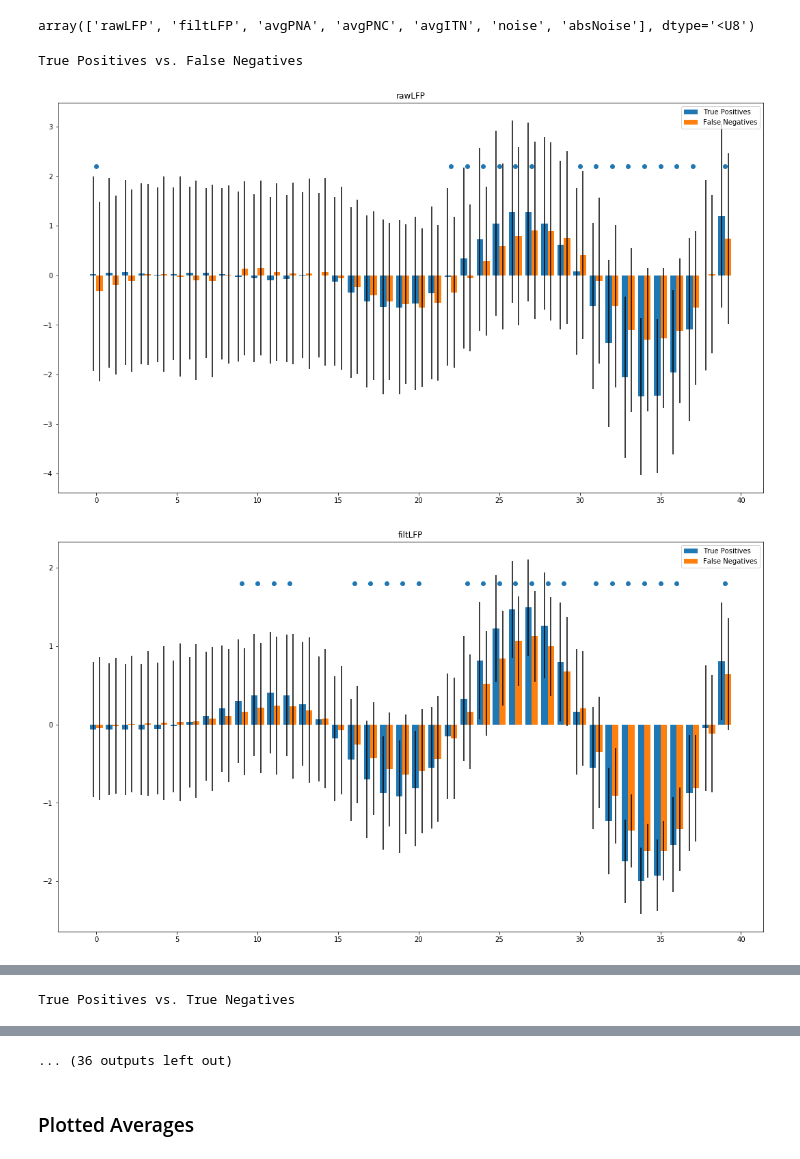
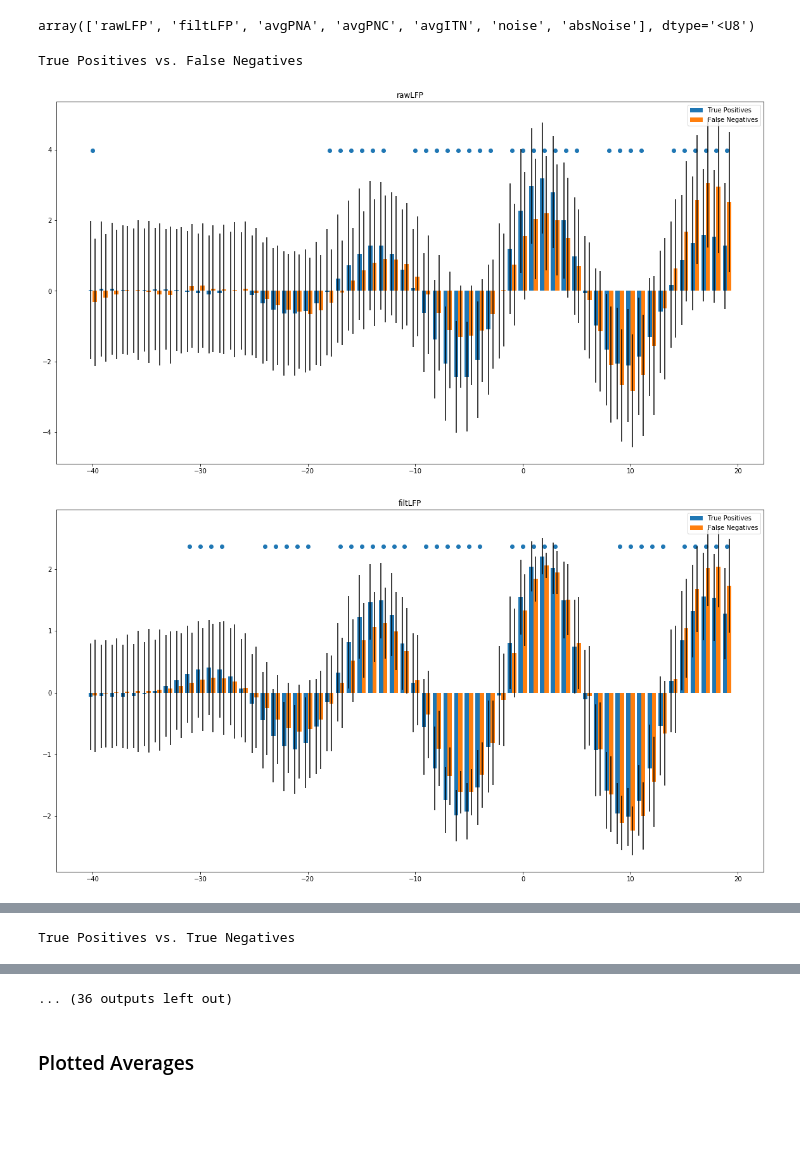
Before and after one commit to aaberbach/LFP_Prediction, a Jupyter notebook: LFP_Peak_Classification_XAI.ipynb, the cells around one changed output, grey strips where cells are left out. Drawn from its saved outputs; the diff is of its cells as text; code cells hidden in the pictures; blank space fills up the shorter version.

Commit message:
Added ahead in bar plots

```diff
--- a/LFP_Peak_Classification_XAI.ipynb
+++ b/LFP_Peak_Classification_XAI.ipynb
@@ -590,5 +604,6 @@ tn_data = np.array([np.array(extra_data.valid_ds[i][0].data[0]) for i in correct
 # %%
-fp_data = np.array([np.array(extra_data.valid_ds[i][0].data[0]) for i in incorrect_false])
+#fp_data = np.array([np.array(extra_data.valid_ds[i][0].data[0]) for i in incorrect_false])
+fp_data = np.array([get_data(extra_data_input, indexes, i, 20, 40) for i in incorrect_false])
 # %%
 datas = np.array([tp_data, fn_data, tn_data, fp_data])
 # %%
@@ -598,15 +611,17 @@ t_p_values = [f_oneway(tp_data[:, i, 15], fn_data[:, i, 15]) for i in range(40)]
+# %%
+length = tp_data.shape[1]
 # %%
-tp_means = np.array([tp_data[:, i, :].mean(0) for i in range(40)])
-fn_means = np.array([fn_data[:, i, :].mean(0) for i in range(40)])
-tn_means = np.array([tn_data[:, i, :].mean(0) for i in range(40)])
-fp_means = np.array([fp_data[:, i, :].mean(0) for i in range(40)])
+tp_means = np.array([tp_data[:, i, :].mean(0) for i in range(length)])
+fn_means = np.array([fn_data[:, i, :].mean(0) for i in range(length)])
+tn_means = np.array([tn_data[:, i, :].mean(0) for i in range(length)])
+fp_means = np.array([fp_data[:, i, :].mean(0) for i in range(length)])
 # %%
 means = np.array([tp_means, fn_means, tn_means, fp_means])
 # %%
-tp_stds = np.array([tp_data[:, i, :].std(0) for i in range(40)])
-fn_stds = np.array([fn_data[:, i, :].std(0) for i in range(40)])
-tn_stds = np.array([tn_data[:, i, :].std(0) for i in range(40)])
-fp_stds = np.array([fp_data[:, i, :].std(0) for i in range(40)])
+tp_stds = np.array([tp_data[:, i, :].std(0) for i in range(length)])
+fn_stds = np.array([fn_data[:, i, :].std(0) for i in range(length)])
+tn_stds = np.array([tn_data[:, i, :].std(0) for i in range(length)])
+fp_stds = np.array([fp_data[:, i, :].std(0) for i in range(length)])
 # %%
 stds = np.array([tp_stds, fn_stds, tn_stds, fp_stds])
 # %% [markdown]
@@ -622,24 +637,24 @@ array(['rawLFP', 'filtLFP', 'avgPNA', 'avgPNC', 'avgITN', 'noise', 'absNoise'],
 # %%
 for n in range(4):
     for n2 in range(n + 1, 4):
         print(names[n], "vs.", names[n2])
         for feat in relevant:
-            p_values = [f_oneway(datas[n][:, i, feat], datas[n2][:, i, feat]) for i in range(40)]
+            p_values = [f_oneway(datas[n][:, i, feat], datas[n2][:, i, feat]) for i in range(length)]
             stars= []
-            for i in range(40):
+            for i in range(length):
                 if p_values[i][1] < 0.05:
                     height = max(max(means[n, :, feat] + 0.5 * stds[n, :, feat]), max(means[n2, :, feat] + 0.5 * stds[n2, :, feat]))
                     stars.append(height)
                 else:
                     stars.append(np.nan)
 
             fig, ax = plt.subplots()
-            fig.set_size_inches(18.5, 10.5)
+            fig.set_size_inches(20, 10.5)
             ax.set_title(cols[feat])
-            bar_plot(ax, {names[n]: means[n, :, feat], names[n2]:means[n2, :,feat]}, [stds[n, :, feat], stds[n2, :, feat]])
-            plt.scatter(np.arange(0, 40), stars)
+            bar_plot(ax, {names[n]: means[n, :, feat], names[n2]:means[n2, :,feat]}, [stds[n, :, feat], stds[n2, :, feat]], x_shift = -40)
+            plt.scatter(np.arange(-40, 20), stars)
             plt.show()
 # %% [output]
 True Positives vs. False Negatives
-[figure, old version]
+[figure, new version]
-[figure, old version]
+[figure, new version]
```
Also changed, not shown: parts of 9 cells of this notebook.
